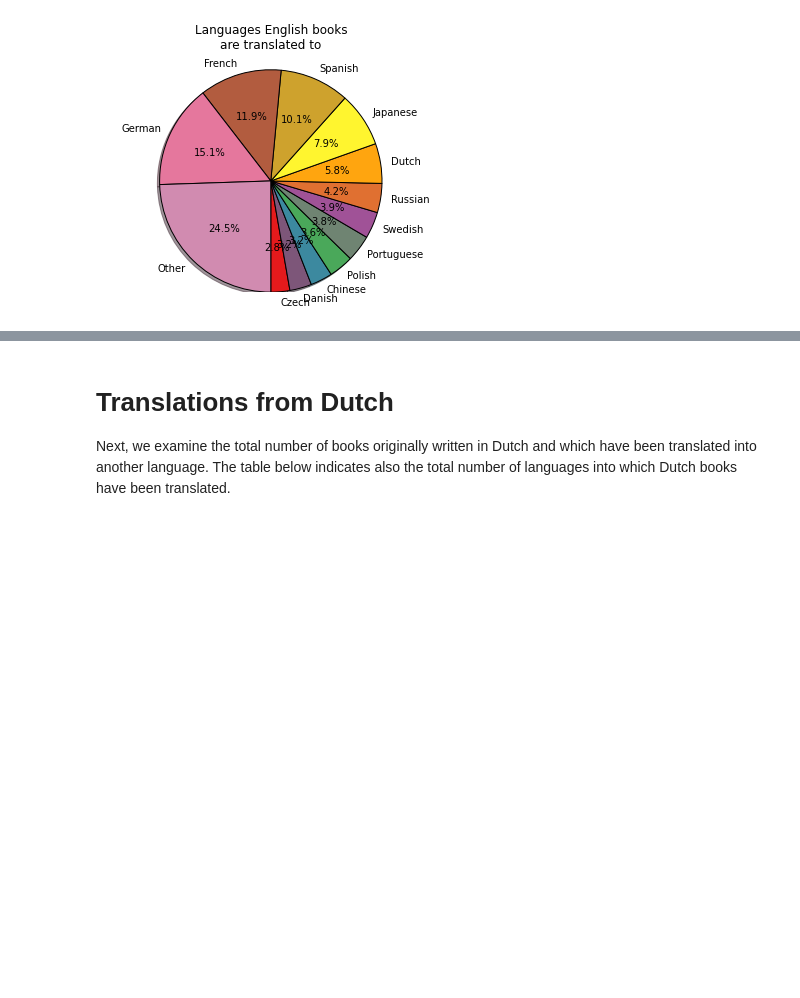
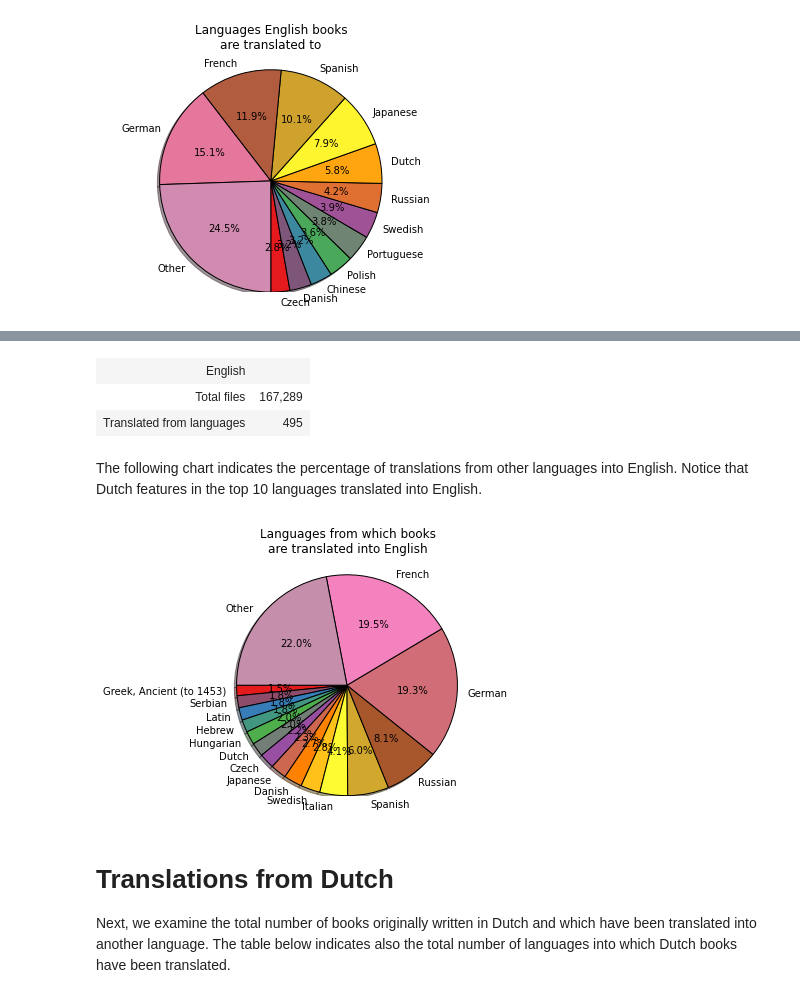
Before and after one commit to c-martinez/BeyondTheBook, a Jupyter notebook: Unesco translationum.ipynb, the cells around one changed output, grey strips where cells are left out. Drawn from its saved outputs; the diff is of its cells as text; code cells hidden in the pictures; blank space fills up the shorter version.

Commit message:
Updated Unesco notebook - more and better graphs!

```diff
--- a/Unesco translationum.ipynb
+++ b/Unesco translationum.ipynb
@@ -52,3 +55,38 @@ axis('equal');
+# %%
+data_2_en = data.transpose()['English']
+total_2_en = '{:,.0f}'.format(data_2_en.sum())
+langs_2_en = '{:,.0f}'.format(len(data_2_en[data_2_en>0]))
+
+table = [];
+table.append(['English'    , '' ])
+table.append(['Total files', total_2_en ])
+table.append(['Translated from languages'    , langs_2_en])
+
+pytbl.make_table(table)
+pytbl.set_cell_style(0,0, bold=True, column_span=2, color='gray')
+pytbl.set_column_style(1, align='right')
+# %% [output]
+| English |  |
+| Total files | 167,289 |
+| Translated from languages | 495 |
+# %% [markdown]
+The following chart indicates the percentage of translations from other languages into English. Notice that Dutch features in the top 10 languages translated into English.
+# %%
+pct = 0.015
+data_en_pie = data_2_en[data_2_en>0]
+data_en_pie = data_en_pie / data_en_pie.sum()
+data_en_pie.sort()
+fracs = data_en_pie[data_en_pie>pct].values.tolist()
+labels = data_en_pie[data_en_pie>pct].index.tolist()
+fracs.append(1 - sum(fracs))
+labels.append('Other')
+
+cs = cm.Set1(np.arange(len(labels))/len(labels))
+pie(fracs, labels=labels, autopct='%1.1f%%', shadow=True, startangle=180, colors=cs)
+title('Languages from which books\nare translated into English\n')
+axis('equal');
+# %% [output]
+[figure, added]
 # %% [markdown]
 # Translations from Dutch
 Next, we examine the total number of books originally written in Dutch and which have been translated into another language. The table below indicates also the total number of languages into which Dutch books have been translated.
```
Also changed, not shown: parts of 10 cells of this notebook, 1 other file.
